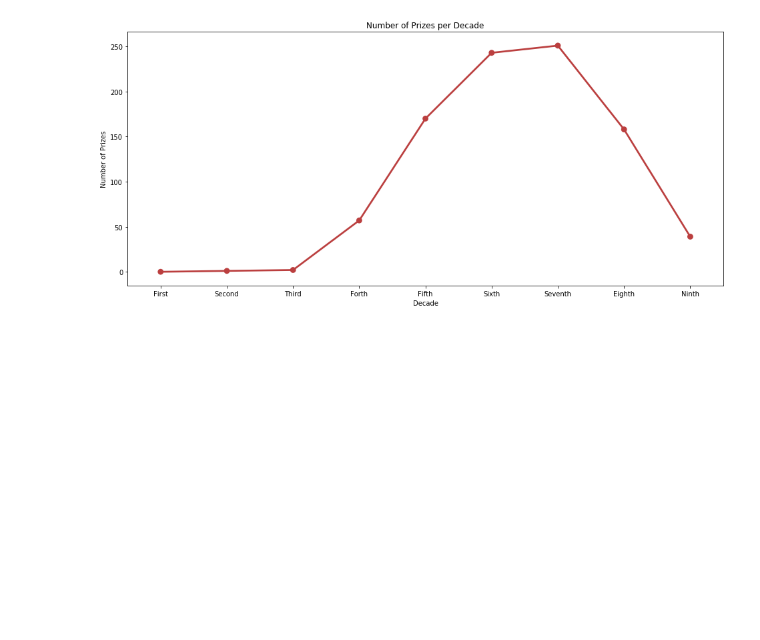
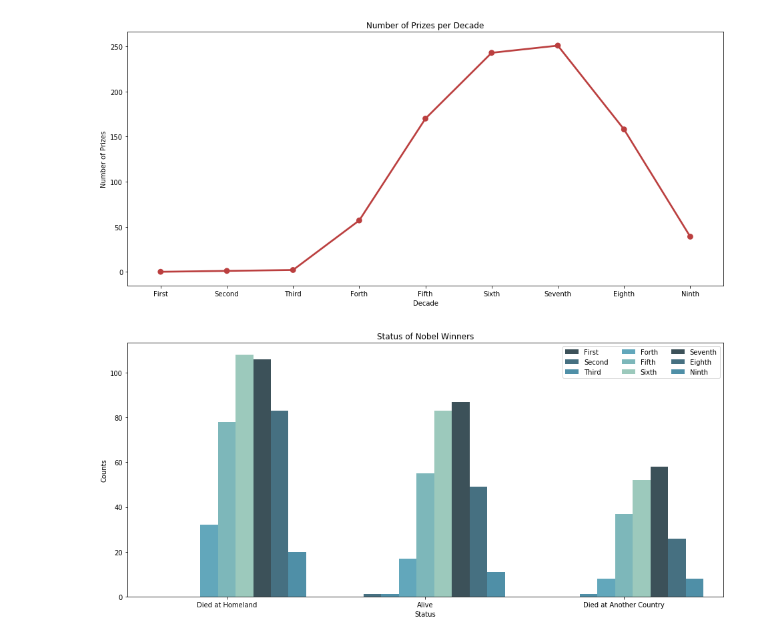
Before and after one commit to SoroushGhaderi/nobel_laureates_data_analysis, a Jupyter notebook: nobel_laureates.ipynb, the cells around one changed output. Saved outputs shown, nothing was run; the diff lists cells and outputs as text; code cells hidden in the pictures; blank space fills up the shorter version.

```diff
--- a/nobel_laureates.ipynb
+++ b/nobel_laureates.ipynb
@@ -53,3 +54,24 @@ plt.title("Number of Prizes per Decade")
 plt.show()
 # %% [output]
 [figure]
+# %%
+nobel["status"] = np.nan
+nobel["died_country_code"] = nobel["died_country_code"].replace(np.nan, "null")
+for index, value in nobel.iterrows():
+    if value["died_country_code"] == "null":
+        nobel.loc[index, "status"] = "Alive"
+    elif value["born_country_code"] == value["died_country_code"]:
+        nobel.loc[index, "status"] = "Died at Homeland"
+    else:
+        nobel.loc[index, "status"] = "Died at Another Country"
+# %%
+plt.figure(figsize = (16, 7))
+sns.countplot(x= "status", hue= "decade", data= nobel, palette= sns.color_palette("GnBu_d"),
+              order=["Died at Homeland", "Alive", "Died at Another Country"])
+plt.xlabel("Status")
+plt.ylabel("Counts")
+plt.title("Status of Nobel Winners")
+plt.legend(ncol= 3)
+plt.show()
+# %% [output]
+[figure, added]
```
Also changed, not shown: parts of 2 cells of this notebook.
